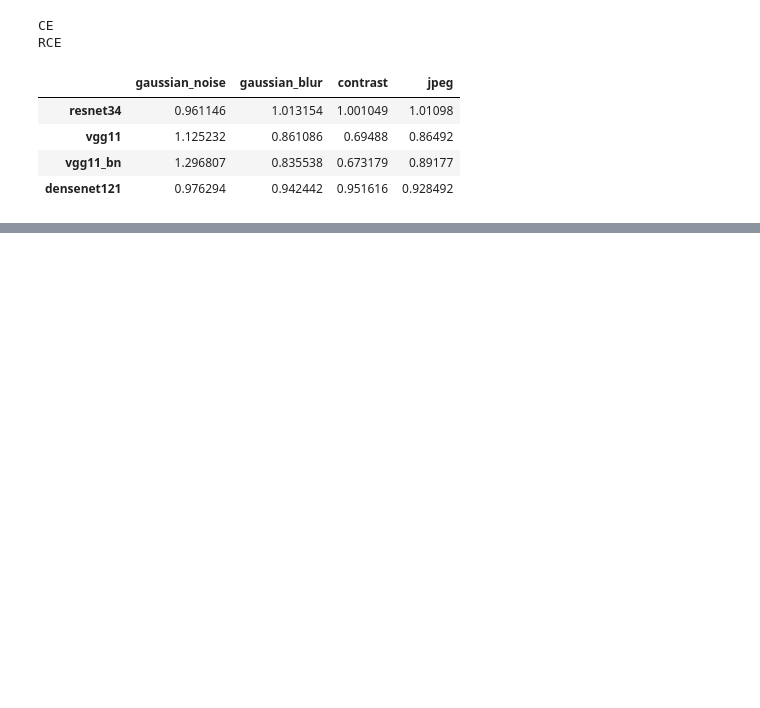
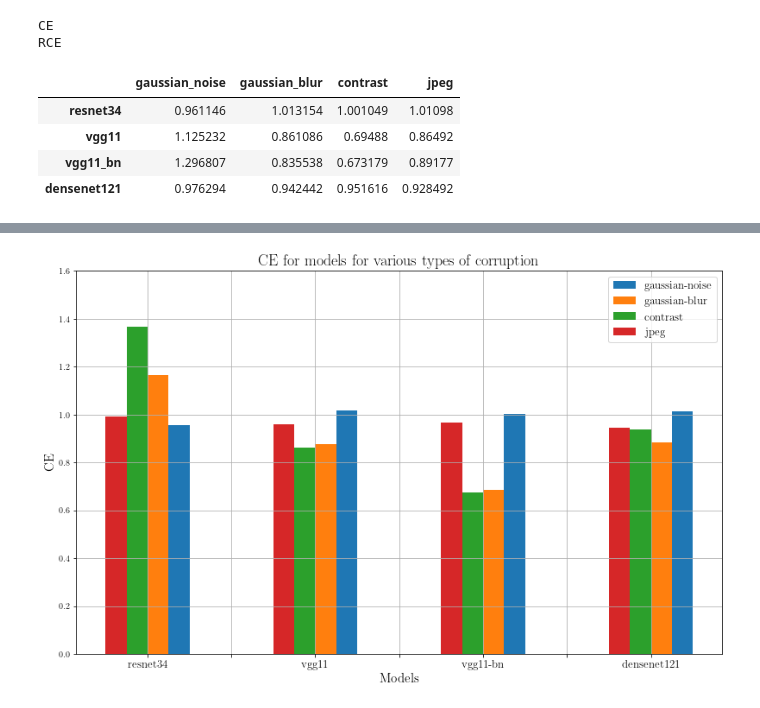
Before and after one commit to bpiyush/DL1Labs, a Jupyter notebook: assignment_2_13677640/part1/test_notebooks/visualize_results.ipynb, the cells around one changed output, grey strips where cells are left out. Cells and saved outputs as stored; diff of their text form; code cells hidden in the pictures; blank space fills up the shorter version.

```diff
--- a/assignment_2_13677640/part1/test_notebooks/visualize_results.ipynb
+++ b/assignment_2_13677640/part1/test_notebooks/visualize_results.ipynb
@@ -265,0 +250,39 @@ df_rce
+# %%
+def get_summed_results(results):
+    results = {k: 1-v for k,v in results.items()}
+    results_summed = defaultdict(list)
+    for k, v in results.items():
+        corruption = k.split("_transform_")[0]
+        results_summed[corruption].append(v)
+
+    results_summed = {k: np.sum(v) for k, v in results_summed.items()}
+    clean = results_summed["clean"]
+    results_summed = {k: v - clean for k, v in results_summed.items()}
+    del results_summed["clean"]
+    return results_summed
+# %%
+all_results = dict()
+for model_name in model_names + ["resnet18"]:
+    path = f"../results/{model_name}_results.json"
+    model_results = load_json(path)
+    model_results = get_summed_results(model_results)
+    all_results[model_name] = model_results
+# %%
+df = pd.DataFrame(all_results)
+# %%
+df = df.iloc[:,:].div(df.resnet18, axis=0)
+# %%
+plot_multiple_categorical_histogram(
+    [1, 3, 5, 7],
+    [list(df.T.loc[x]) for x in list(df_ce.index)],
+    labels=list(df_ce.columns),
+    xlabels=list(df_ce.index),
+    title="CE for models for various types of corruption",
+    xlabel="Models",
+    ylabel="CE",
+    width=1.0,
+    figsize=(11, 7),
+    filname="../results/ce_error_across_models_2.png"
+)
+# %% [output]
+[figure, added]
```
Also changed, not shown: parts of 20 cells of this notebook, 4 other files.
